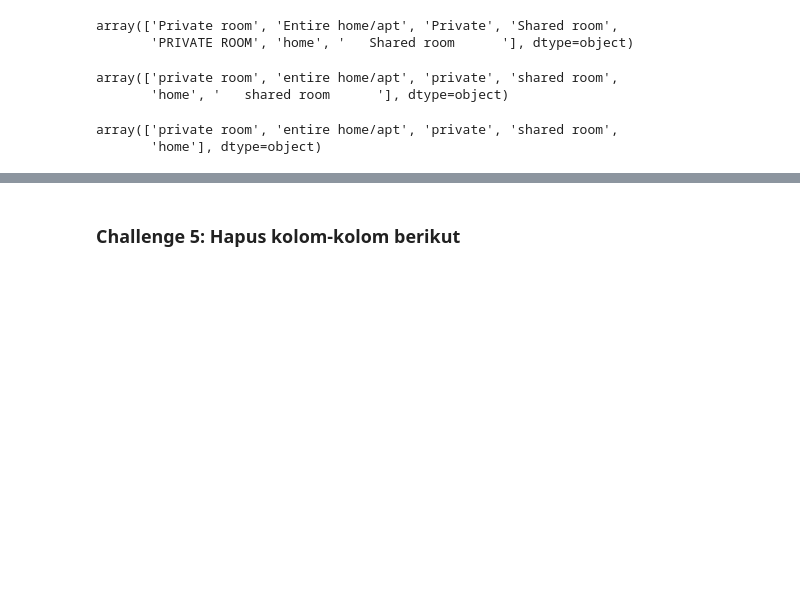
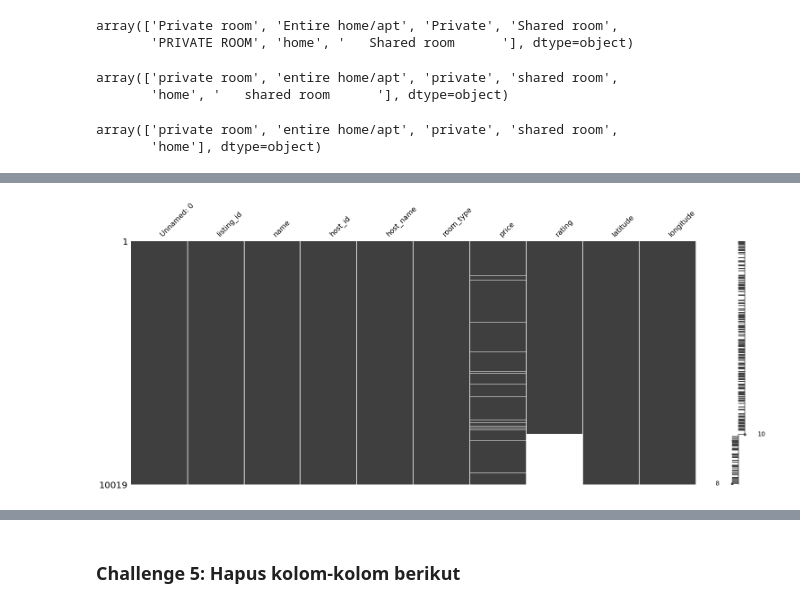
Before and after one commit to noviawahyu/Metodologi-Data-Science, a Jupyter notebook: Pertemuan 9/TTS/TTS_672019296.ipynb, the cells around one changed output, grey strips where cells are left out. Saved outputs shown, nothing was run; the diff lists cells and outputs as text; code cells hidden in the pictures; blank space fills up the shorter version.

```diff
--- a/Pertemuan 9/TTS/TTS_672019296.ipynb
+++ b/Pertemuan 9/TTS/TTS_672019296.ipynb
@@ -195,0 +225,6 @@ df.head()
+# %%
+# Visualisasikan missingness berdasarkan rating
+msno.matrix(data.sort_values(by ='rating'))
+plt.show()
+# %% [output]
+[figure, added]
```
Also changed, not shown: parts of 17 cells of this notebook.
